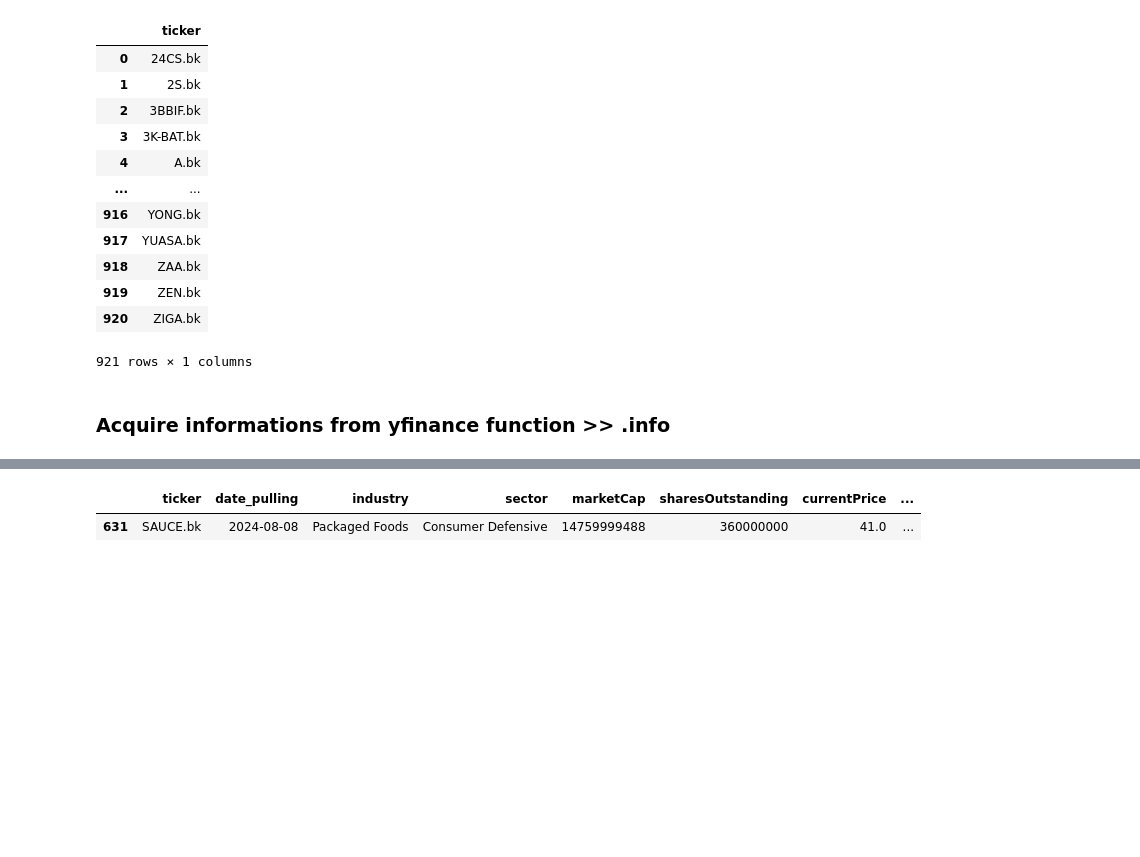
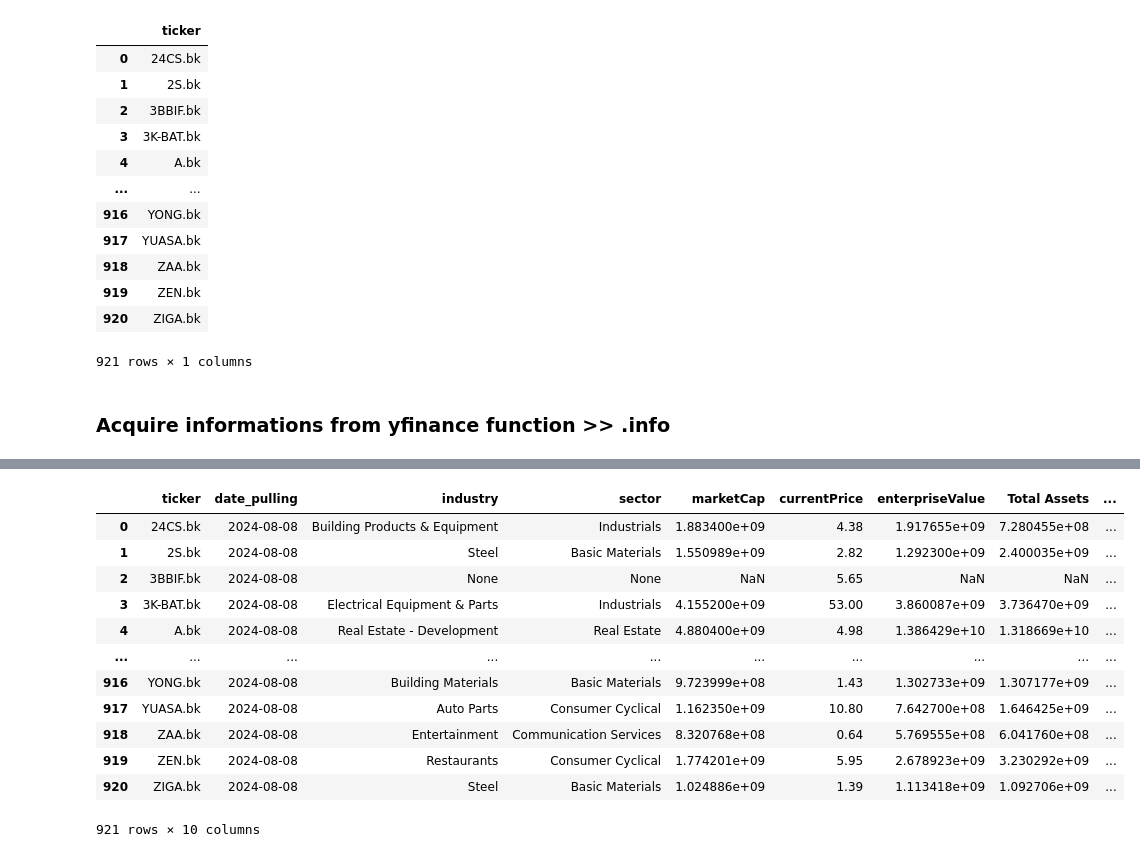
Before and after one commit to NarasetS/StockTH_MagicFormula, a Jupyter notebook: magicformulaonthstock.ipynb, the cells around one changed output, grey strips where cells are left out. Cells and saved outputs as stored; diff of their text form; code cells hidden in the pictures; blank space fills up the shorter version.

```diff
--- a/magicformulaonthstock.ipynb
+++ b/magicformulaonthstock.ipynb
@@ -69,5 +31,0 @@ df = df.join(pd.DataFrame(info_attribute_list_buffer, columns=info_attribute_lis
-# %%
-df.loc[df['ticker'] == 'SAUCE.bk']
-# %% [output]
-|  | ticker | date_pulling | industry | sector | marketCap | sharesOutstanding | currentPrice | ... |
-| 631 | SAUCE.bk | 2024-08-08 | Packaged Foods | Consumer Defensive | 14759999488 | 360000000 | 41.0 | ... |
@@ -75,0 +32,72 @@ df.loc[df['ticker'] == 'SAUCE.bk']
+# %%
+# 2nd acquiring information from .info #
+info_attribute_list = [
+    'industry',
+    'sector',
+    'marketCap',
+    'currentPrice',
+    'enterpriseValue',
+]
+# 3rd acquiring information from .quarterly_balance_sheet #
+balancesheet_list = [
+    'Total Assets',
+    'Current Liabilities'
+]
+
+# 4th acquiring information from .quarterly_financials #
+ttm = 4
+financials_list = [
+    'EBIT'
+]
+
+info_attribute_list_buffer = []
+balancesheet_list_buffer = []
+financials_list_buffer = []
+for i in range(len(df)):
+    yfticker = yf.Ticker(df['ticker'][i])
+
+    # 2nd acquiring information from .info #
+    info_attribute_list_buffer_r = []
+    for j in range(len(info_attribute_list)):
+        try:
+            info_attribute_list_buffer_r.append(yfticker.info[info_attribute_list[j]])
+        except:
+            info_attribute_list_buffer_r.append(None)
+    info_attribute_list_buffer.append(info_attribute_list_buffer_r)
+
+    # 3rd acquiring information from .balancesheet #
+    balancesheet_list_buffer_r = []
+    for j in range(len(balancesheet_list)):
+        try:
+            balancesheet_list_buffer_r.append(yfticker.quarterly_balance_sheet.loc[yfticker.quarterly_balance_sheet.index == balancesheet_list[j]].values[0][0])
+        except:
+            balancesheet_list_buffer_r.append(None)
+    balancesheet_list_buffer.append(balancesheet_list_buffer_r)
+
+    # 4th acquiring information from .quarterly_financials #
+    financials_list_buffer_r = []
+    for j in range(len(financials_list)):
+        try:
+            financials_list_buffer_r.append(np.array([yfticker.quarterly_financials.loc[yfticker.quarterly_financials.index == financials_list[j]].values[0][i] for i in range(ttm)]).sum())
+        except:
+            financials_list_buffer_r.append(None)
+    financials_list_buffer.append(financials_list_buffer_r)
+
+df = df.join(pd.DataFrame(info_attribute_list_buffer, columns=info_attribute_list))
+df = df.join(pd.DataFrame(balancesheet_list_buffer, columns=balancesheet_list))
+df = df.join(pd.DataFrame(financials_list_buffer, columns=financials_list))
+df
+# %% [output]
+|  | ticker | date_pulling | industry | sector | marketCap | currentPrice | enterpriseValue | Total Assets | ... |
+| 0 | 24CS.bk | 2024-08-08 | Building Products & Equipment | Industrials | 1.883400e+09 | 4.38 | 1.917655e+09 | 7.280455e+08 | ... |
+| 1 | 2S.bk | 2024-08-08 | Steel | Basic Materials | 1.550989e+09 | 2.82 | 1.292300e+09 | 2.400035e+09 | ... |
+| 2 | 3BBIF.bk | 2024-08-08 | None | None | NaN | 5.65 | NaN | NaN | ... |
+| 3 | 3K-BAT.bk | 2024-08-08 | Electrical Equipment & Parts | Industrials | 4.155200e+09 | 53.00 | 3.860087e+09 | 3.736470e+09 | ... |
+| 4 | A.bk | 2024-08-08 | Real Estate - Development | Real Estate | 4.880400e+09 | 4.98 | 1.386429e+10 | 1.318669e+10 | ... |
+| ... | ... | ... | ... | ... | ... | ... | ... | ... | ... |
+| 916 | YONG.bk | 2024-08-08 | Building Materials | Basic Materials | 9.723999e+08 | 1.43 | 1.302733e+09 | 1.307177e+09 | ... |
+| 917 | YUASA.bk | 2024-08-08 | Auto Parts | Consumer Cyclical | 1.162350e+09 | 10.80 | 7.642700e+08 | 1.646425e+09 | ... |
+| 918 | ZAA.bk | 2024-08-08 | Entertainment | Communication Services | 8.320768e+08 | 0.64 | 5.769555e+08 | 6.041760e+08 | ... |
+| 919 | ZEN.bk | 2024-08-08 | Restaurants | Consumer Cyclical | 1.774201e+09 | 5.95 | 2.678923e+09 | 3.230292e+09 | ... |
+| 920 | ZIGA.bk | 2024-08-08 | Steel | Basic Materials | 1.024886e+09 | 1.39 | 1.113418e+09 | 1.092706e+09 | ... |
+921 rows × 10 columns
```
Also changed, not shown: parts of 8 cells of this notebook, 1 other file.
